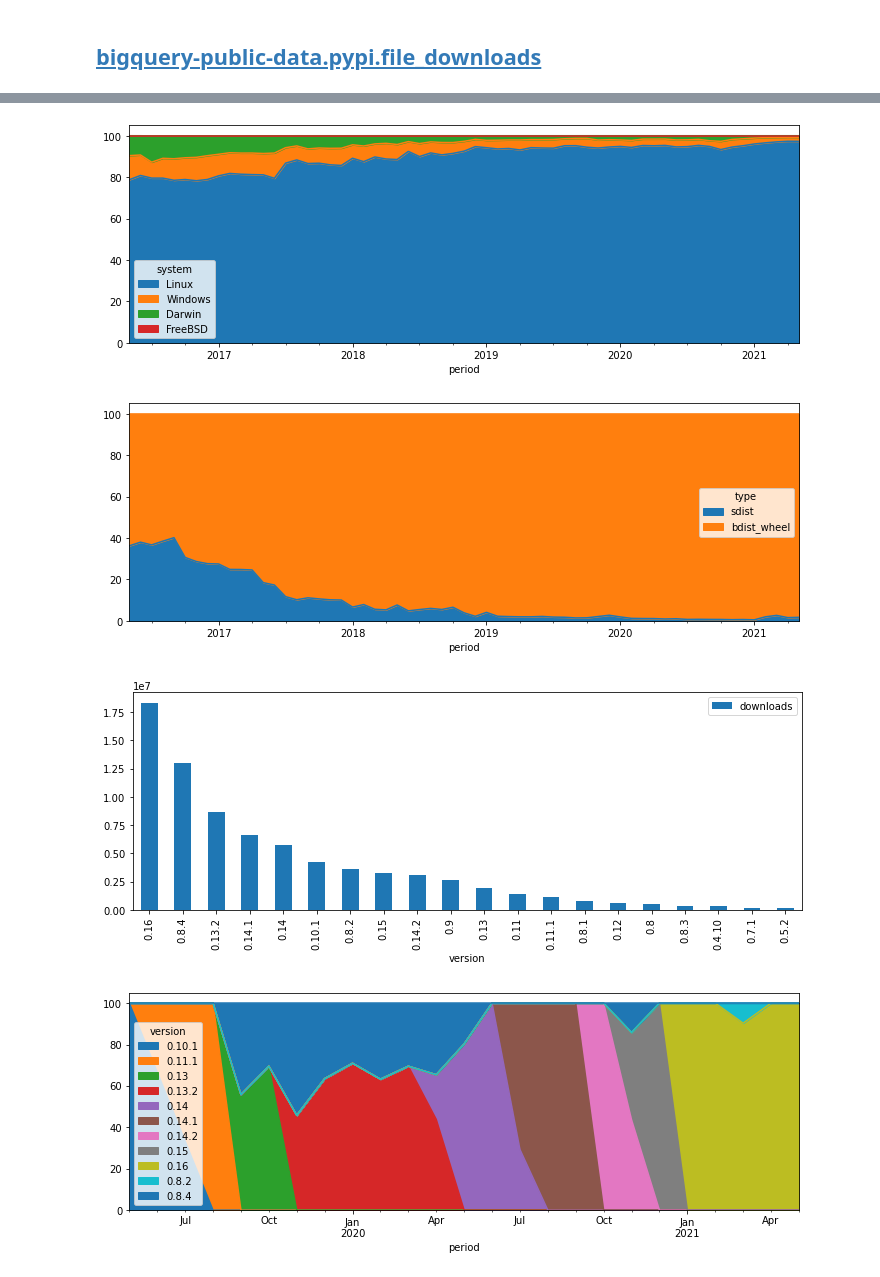
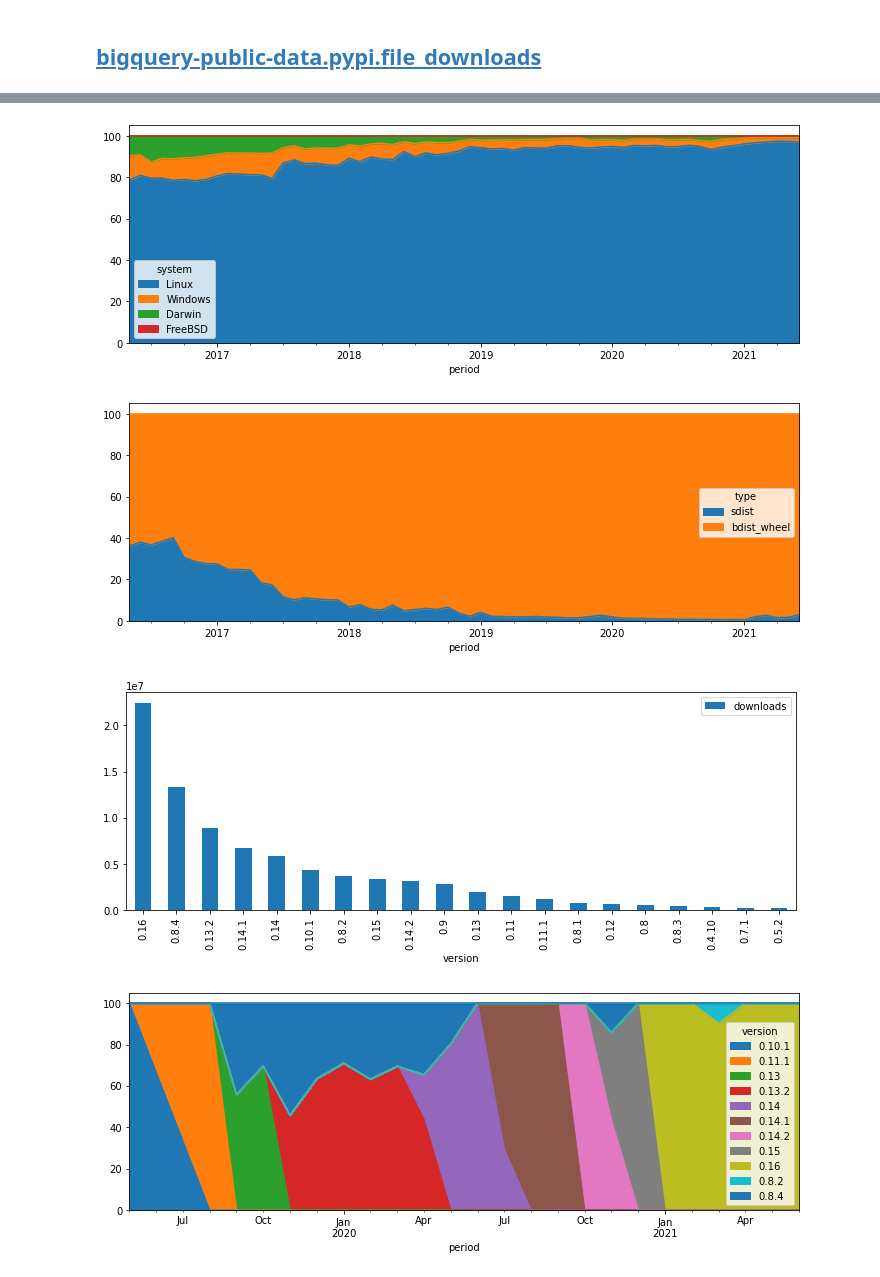
Before and after one commit to xflr6/notebooks, a Jupyter notebook: PyPI.ipynb, the cells around one changed output, grey strips where cells are left out. Saved outputs shown, nothing was run; the diff lists cells and outputs as text; code cells hidden in the pictures.

```diff
--- a/PyPI.ipynb
+++ b/PyPI.ipynb
@@ -72,7 +72,7 @@ read_gbq = functools.partial(pd.read_gbq, project_id=PROJECT_ID,
 # %% [markdown]
 ## [bigquery-public-data.pypi.file_downloads](https://console.cloud.google.com/bigquery?pli=1&p=bigquery-public-data&d=pypi&t=file_downloads&page=table)
 # %%
-MONTH = (2021, 5)
+MONTH = (2021, 6)
 
 TABLE_NS = 'bigquery-public-data'
 
@@ -431,19 +434,19 @@ PLOT_FORMAT = {'figsize': (12, 4)}
 (df.pivot_table(values='downloads', index='period', columns='system', aggfunc='sum')
  .drop('N/A', axis='columns')
  .stack(level='system')
- .transform(lambda x: 100 * x / x.sum(level='period'))
+ .transform(lambda x: 100 * x / x.groupby(level='period').sum())
  .unstack(level='system')
  .plot.area(**PLOT_FORMAT));
 # %% [output]
-[figure, old version]
+[figure, new version]
 # %%
 (df.pivot_table(values='downloads', index='period', columns='type', aggfunc='sum')
  .stack(level='type')
- .transform(lambda x: 100 * x / x.sum(level='period'))
+ .transform(lambda x: 100 * x / x.groupby(level='period').sum())
  .unstack(level='type')
  .plot.area(**PLOT_FORMAT));
 # %% [output]
-[figure, old version]
+[figure, new version]
 # %%
 (df[df['project'] == 'graphviz']
  .pivot_table(values='downloads', index='version', aggfunc='sum')
@@ -451,18 +454,18 @@ PLOT_FORMAT = {'figsize': (12, 4)}
  .head(20)
  .plot.bar(**PLOT_FORMAT));
 # %% [output]
-[figure, old version]
+[figure, new version]
 # %%
 (df[(df['project'] == 'graphviz') & (df['downloads'] > 160_000)]
  .assign(version=lambda x: x['version'].cat.remove_unused_categories())
  .pivot_table(values='downloads', index='period', columns='version', aggfunc='sum')
  .stack(level='version')
  [lambda x: x > 0]
- .transform(lambda x: 100 * x / x.sum(level='period'))
+ .transform(lambda x: 100 * x / x.groupby(level='period').sum())
  .unstack(level='version')
  .plot.area(**PLOT_FORMAT));
 # %% [output]
-[figure, old version]
+[figure, new version]
 # %%
 (df[(df['project'] == 'graphviz')]
  .reset_index(level='period')
```
Also changed, not shown: parts of 20 cells of this notebook.
